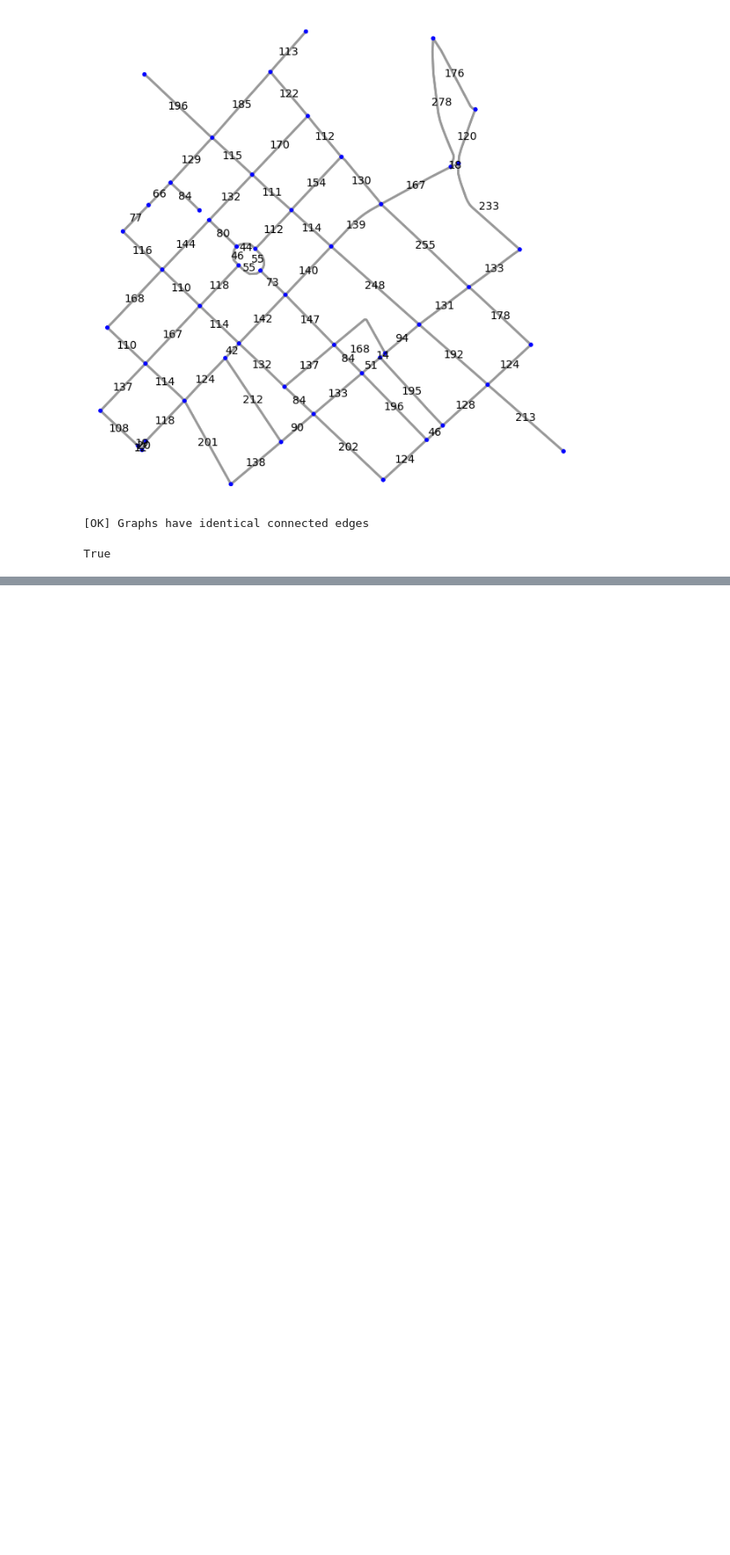
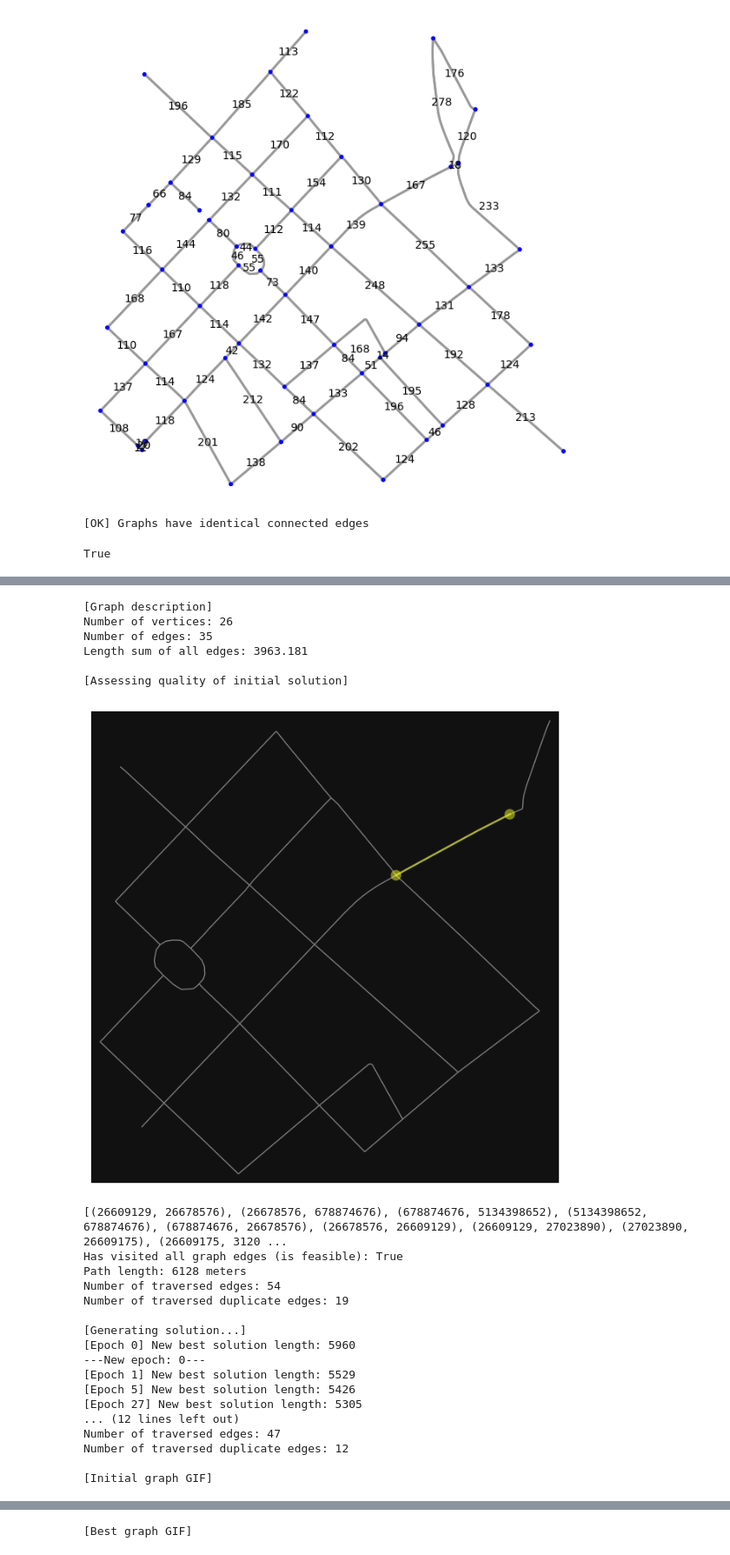
Before and after one commit to Deremedy/pko_md1, a Jupyter notebook: main.ipynb, the cells around one changed output, grey strips where cells are left out. Shown at 87% size. Drawn from its saved outputs; the diff is of its cells as text; code cells hidden in the pictures; blank space fills up the shorter version.

```diff
--- a/main.ipynb
+++ b/main.ipynb
@@ -419,0 +462,61 @@ Best found solution length: 13063 meters
+# %%
+def test_solver(test_number, radius, flag_create_gifs=False):
+    lat, lon = 56.958141067669146, 24.12462850613549
+
+    directed_graph = ox.graph_from_point((lat, lon), dist=radius, network_type='drive')  # Get surrounding area in N meter radius
+
+    # Remove road directions to get undirected graph
+    graph = directed_graph.to_undirected()
+    # Select largest connected graph
+    largest_connected_component = max(nx.connected_components(graph), key=len)
+    graph = graph.subgraph(largest_connected_component).copy()
+    graph_description(graph)
+    init_graph, init_path, init_length = generate_initial_solution(graph)
+
+    print('\n[Assessing quality of initial solution]')
+    assess_solution_quality(graph, init_path)
+
+    print('\n[Generating solution...]')
+    start = time.time()
+    best_path = tabu_search(graph, init_path)
+    end = time.time()
+    print(f'Best solution generation time: {end-start} seconds')
+
+    print('\n[Assessing quality of best solution]')
+    assess_solution_quality(graph, best_path)
+
+    if flag_create_gifs:
+        print('\n[Initial graph GIF]')
+        animate_graph_traversal(graph, init_path, f'test_number_{test_number}_init.gif')
+
+        print('\n[Best graph GIF]')
+        animate_graph_traversal(graph, best_path, f'test_number_{test_number}_best.gif')
+# %%
+# Testing Nr1
+# Radius from location = 300m
+test_solver(1, 300, True)
+# %% [output]
+[Graph description]
+Number of vertices: 26
+Number of edges: 35
+Length sum of all edges: 3963.181
+
+[Assessing quality of initial solution]
+[figure, added]
+[(26609129, 26678576), (26678576, 678874676), (678874676, 5134398652), (5134398652, 678874676), (678874676, 26678576), (26678576, 26609129), (26609129, 27023890), (27023890, 26609175), (26609175, 3120 ...
+Has visited all graph edges (is feasible): True
+Path length: 6128 meters
+Number of traversed edges: 54
+Number of traversed duplicate edges: 19
+
+[Generating solution...]
+[Epoch 0] New best solution length: 5960
+---New epoch: 0---
+[Epoch 1] New best solution length: 5529
+[Epoch 5] New best solution length: 5426
+[Epoch 27] New best solution length: 5305
+... (12 lines left out)
+Number of traversed edges: 47
+Number of traversed duplicate edges: 12
+
+[Initial graph GIF]
@@ -419,0 +524 @@ Best found solution length: 13063 meters
+[Best graph GIF]
```
Also changed, not shown: parts of 10 cells of this notebook.
